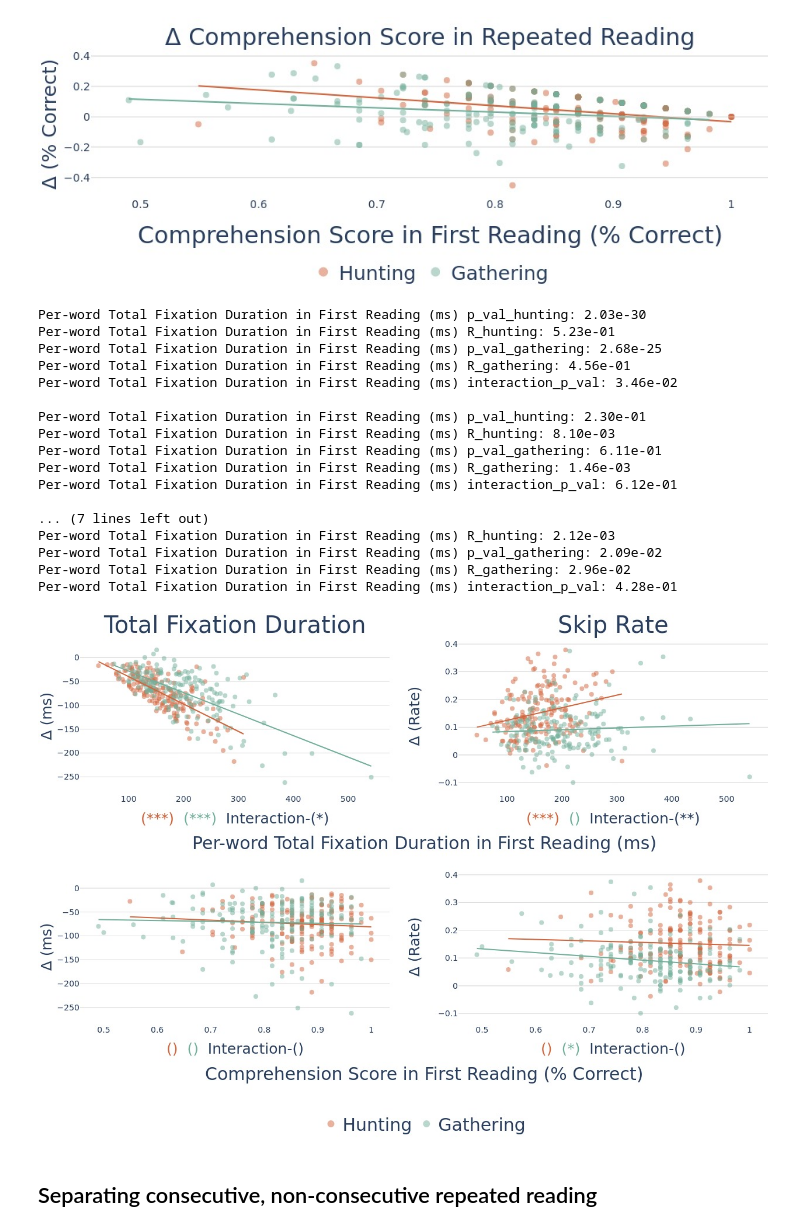
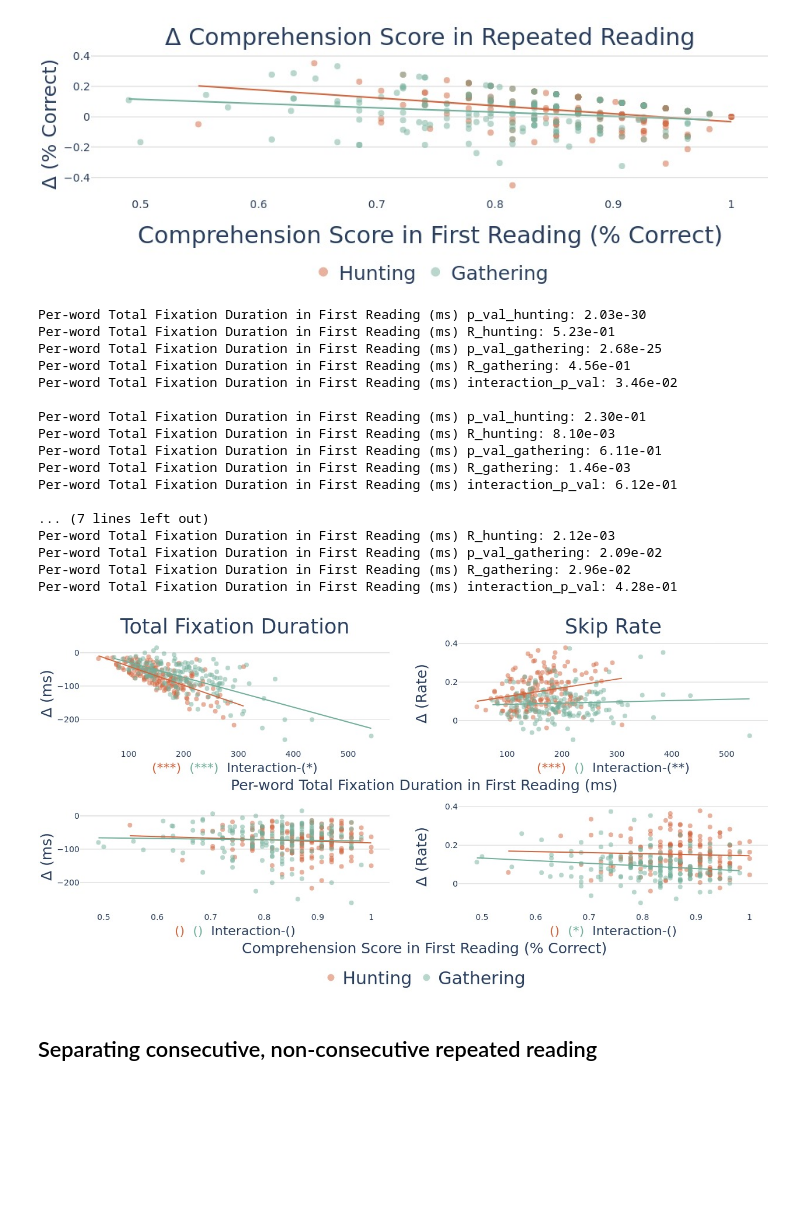
Before and after one commit to lacclab/Eye_Movements_in_Repeated_Reading, a Jupyter notebook: src/individual_differences.ipynb, the cells around one changed output. Cells and saved outputs as stored; diff of their text form; code cells hidden in the pictures; blank space fills up the shorter version.

Commit message:
Small changes in graphs

```diff
--- a/src/individual_differences.ipynb
+++ b/src/individual_differences.ipynb
@@ -1036,7 +1038,7 @@ def plot_raw_RR_FR_diff_all_outcomes(
     )
 
     for i in fig["layout"]["annotations"]:
-        i["font"] = dict(size=40)
+        i["font"] = dict(size=35)
     # Iterate over each outcome in all_outcomes
     for j, outcome in enumerate(outcomes):
         for i, x_var in enumerate(["PERSONAL_FR_IA_DWELL_TIME", "comp_score_by_RR"]):
@@ -1238,7 +1240,7 @@ def plot_raw_RR_FR_diff_all_outcomes(
                 ),
                 showarrow=False,
                 align="left",
-                font=dict(size=25),
+                font=dict(size=22),
                 xanchor="center",
                 yanchor="top" if j == 0 else "top",
                 row=i + 1,
@@ -1296,8 +1298,8 @@ def plot_raw_RR_FR_diff_all_outcomes(
         fig["layout"]["yaxis" + str(i + 1)]["showgrid"] = True
         fig["layout"]["yaxis" + str(i + 1)]["gridcolor"] = "lightgray"
     fig.update_layout(
-        height=700 * 1.5 if len(outcomes) > 3 else 900,
-        width=1250 if len(outcomes) > 1 else 937.5,
+        height=700 * 1.5 if len(outcomes) > 3 else 650,
+        width=1250 if len(outcomes) > 1 else 850,
     )
     # add the text "Per-word Total Fixation Duration In First Reading" in y=0.5 and x=0.5
     fig.add_annotation(
@@ -1307,7 +1309,7 @@ def plot_raw_RR_FR_diff_all_outcomes(
         y=0.5,
         text="Per-word Total Fixation Duration in First Reading (ms)",
         showarrow=False,
-        font=dict(size=30),
+        font=dict(size=25),
         xanchor="center",
         yanchor="top",
     )
@@ -1318,7 +1320,7 @@ def plot_raw_RR_FR_diff_all_outcomes(
         y=-0.1,
         text="Comprehension Score in First Reading (% Correct)",
         showarrow=False,
-        font=dict(size=30),
+        font=dict(size=25),
         xanchor="center",
         yanchor="top",
     )
@@ -1332,34 +1334,34 @@ def plot_raw_RR_FR_diff_all_outcomes(
     return fig
 
 
 grt_outcomes = ["IA_DWELL_TIME", "IA_SKIP"]
 # grt_outcomes = all_outcomes
 TF_SR_personal_combined = plot_raw_RR_FR_diff_all_outcomes(
     personal_RR_raw_RT_diff,
     "PERSONAL_FR_IA_DWELL_TIME",
     "Per-word Total Fixation Duration in First Reading (ms)",
     outcomes=grt_outcomes,
     include_legend=True,
 )
 # %% [output]
 Per-word Total Fixation Duration in First Reading (ms) p_val_hunting: 2.03e-30
 Per-word Total Fixation Duration in First Reading (ms) R_hunting: 5.23e-01
 Per-word Total Fixation Duration in First Reading (ms) p_val_gathering: 2.68e-25
 Per-word Total Fixation Duration in First Reading (ms) R_gathering: 4.56e-01
 Per-word Total Fixation Duration in First Reading (ms) interaction_p_val: 3.46e-02
 
 Per-word Total Fixation Duration in First Reading (ms) p_val_hunting: 2.30e-01
 Per-word Total Fixation Duration in First Reading (ms) R_hunting: 8.10e-03
 Per-word Total Fixation Duration in First Reading (ms) p_val_gathering: 6.11e-01
 Per-word Total Fixation Duration in First Reading (ms) R_gathering: 1.46e-03
 Per-word Total Fixation Duration in First Reading (ms) interaction_p_val: 6.12e-01
 
 ... (7 lines left out)
 Per-word Total Fixation Duration in First Reading (ms) R_hunting: 2.12e-03
 Per-word Total Fixation Duration in First Reading (ms) p_val_gathering: 2.09e-02
 Per-word Total Fixation Duration in First Reading (ms) R_gathering: 2.96e-02
 Per-word Total Fixation Duration in First Reading (ms) interaction_p_val: 4.28e-01
-[figure, old version]
+[figure, new version]
 # %%
 upload(
     TF_SR_personal_combined,
```
Also changed, not shown: parts of 3 cells of this notebook.
